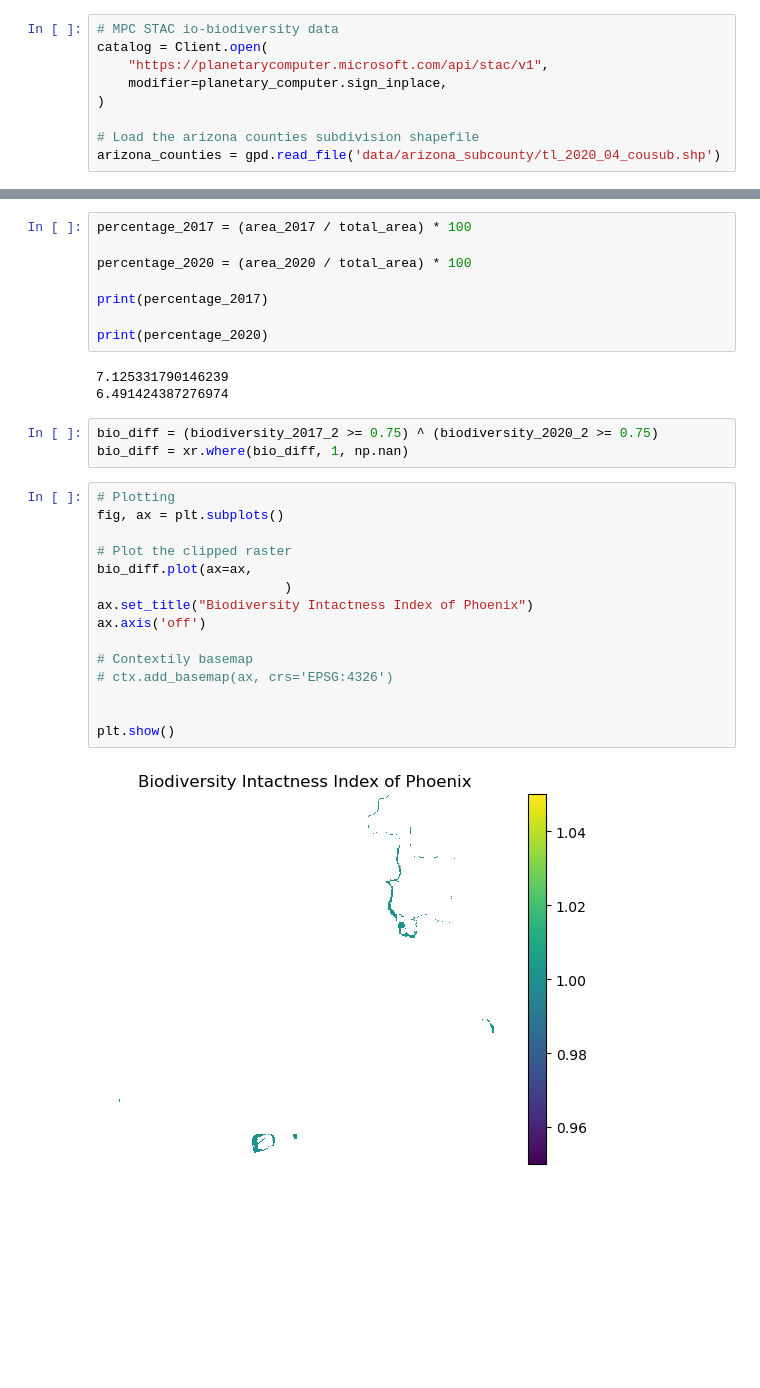
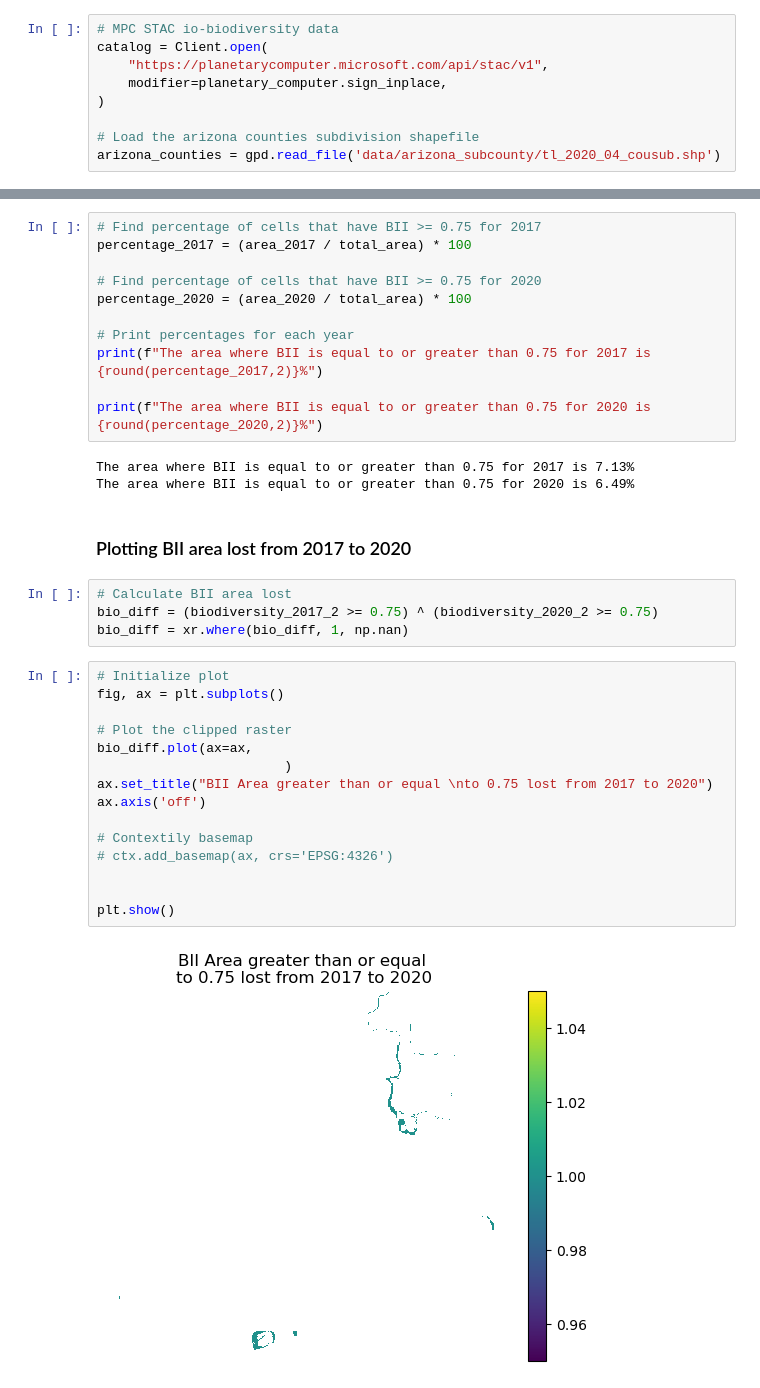
Before and after one commit to tommats00/phoenix-biodiversity-index, a Jupyter notebook: phoenix-biodiversity.ipynb, the cells around one changed output, grey strips where cells are left out. Saved outputs shown, nothing was run; the diff lists cells and outputs as text; blank space fills up the shorter version.

```diff
--- a/phoenix-biodiversity.ipynb
+++ b/phoenix-biodiversity.ipynb
@@ -216,33 +252,39 @@ total_area
 # %% [output]
 338693
 # %%
+# Find percentage of cells that have BII >= 0.75 for 2017
 percentage_2017 = (area_2017 / total_area) * 100
 
+# Find percentage of cells that have BII >= 0.75 for 2020
 percentage_2020 = (area_2020 / total_area) * 100
 
-print(percentage_2017)
+# Print percentages for each year
+print(f"The area where BII is equal to or greater than 0.75 for 2017 is {round(percentage_2017,2)}%")
 
-print(percentage_2020)
+print(f"The area where BII is equal to or greater than 0.75 for 2020 is {round(percentage_2020,2)}%")
 # %% [output]
-7.125331790146239
-6.491424387276974
+The area where BII is equal to or greater than 0.75 for 2017 is 7.13%
+The area where BII is equal to or greater than 0.75 for 2020 is 6.49%
+# %% [markdown]
+### Plotting BII area lost from 2017 to 2020
 # %%
+# Calculate BII area lost
 bio_diff = (biodiversity_2017_2 >= 0.75) ^ (biodiversity_2020_2 >= 0.75)
 bio_diff = xr.where(bio_diff, 1, np.nan)
 # %%
-# Plotting
+# Initialize plot
 fig, ax = plt.subplots()
 
 # Plot the clipped raster
 bio_diff.plot(ax=ax,
                         )
-ax.set_title("Biodiversity Intactness Index of Phoenix")
+ax.set_title("BII Area greater than or equal \nto 0.75 lost from 2017 to 2020")
 ax.axis('off')
 
 # Contextily basemap
 # ctx.add_basemap(ax, crs='EPSG:4326')
 
 
 plt.show()
 # %% [output]
-[figure, old version]
+[figure, new version]
```
Also changed, not shown: parts of 41 cells of this notebook.
